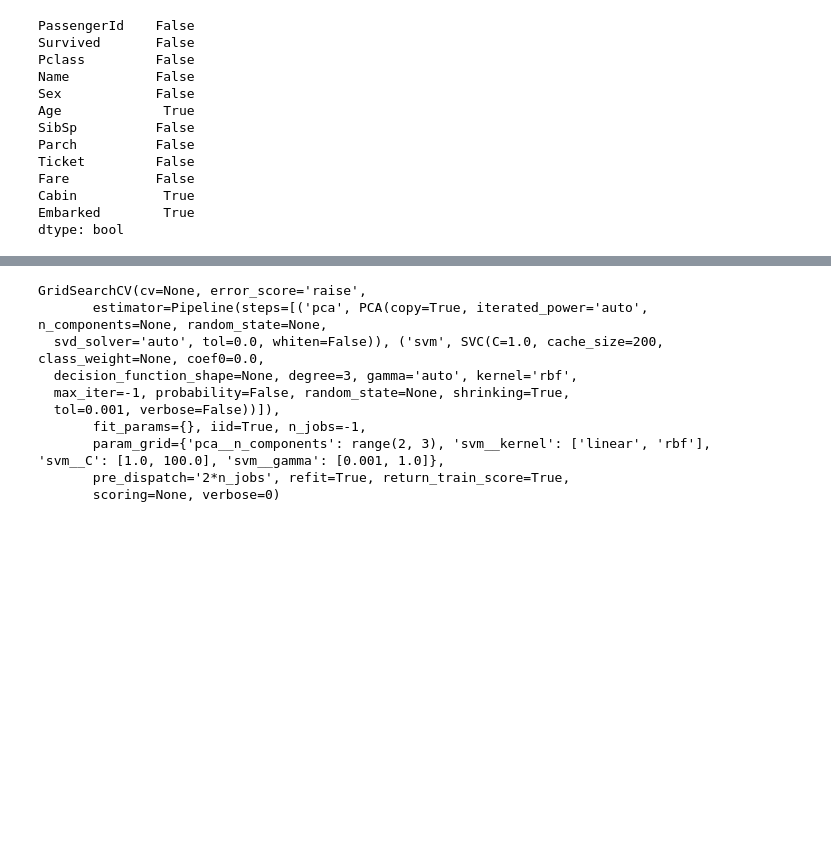
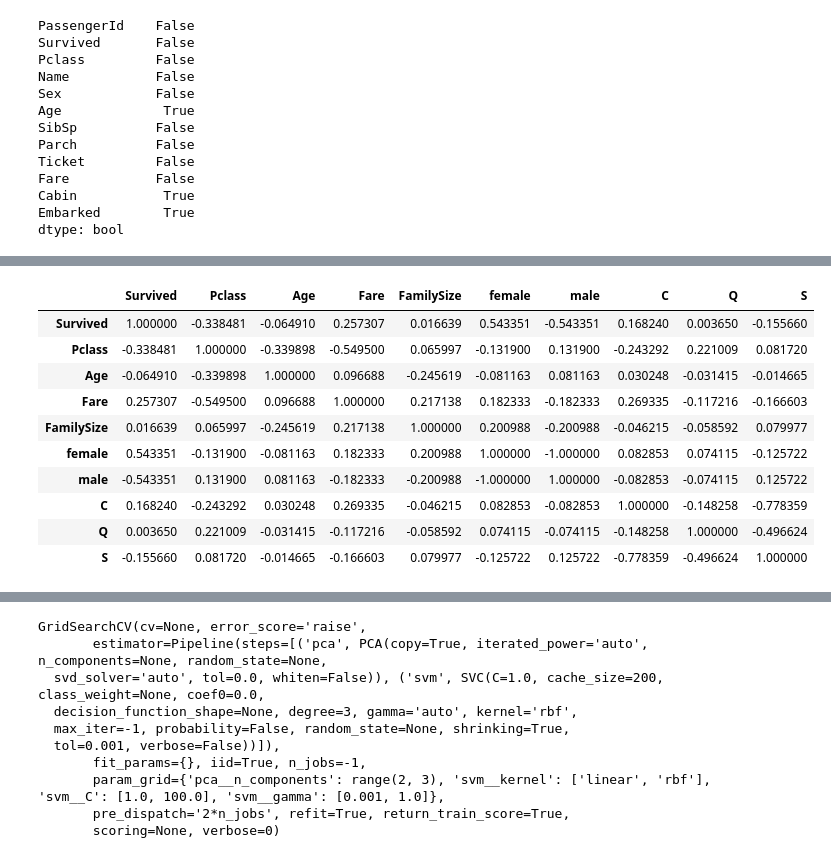
Before and after one commit to workyasu/Titanic, a Jupyter notebook: Titanic.ipynb, the cells around one changed output, grey strips where cells are left out. Drawn from its saved outputs; the diff is of its cells as text; code cells hidden in the pictures; blank space fills up the shorter version.

```diff
--- a/Titanic.ipynb
+++ b/Titanic.ipynb
@@ -30,13 +51,3 @@ Fare           False
 Cabin           True
 Embarked        True
 dtype: bool
-# %%
-# 欠損値を補完
-train_df["Age"].fillna(train_df.Age.median(), inplace=True)
-train_df["FamilySize"] = train_df["SibSp"] + train_df["Parch"] + 1
-train_df2 = train_df.drop(["Name", "SibSp", "Parch", "Ticket", "Fare", "Cabin", "Embarked"], axis=1)
-# %%
-# 学習データとテストデータに分割
-data = train_df2.values
-train_df = data[:round(len(data)*0.8),:]
-test_df = data[round(len(data)*0.8):,:]
@@ -45,0 +82,39 @@ y_train = train_df[:,1]
+# %%
+#  変数のコピー
+train = train_df
+
+# 変数の削除
+train = train.drop('PassengerId', axis=1)
+train = train.drop('Name', axis=1)
+train = train.drop('Ticket', axis=1)
+train = train.drop('Cabin', axis=1)
+
+# 欠損の穴埋め
+train['Age'] = train['Age'].fillna(train['Age'].median())
+
+# 変数の作成
+train['FamilySize'] = train["SibSp"] + train["Parch"] + 1
+train = train.drop("SibSp", axis=1)
+train = train.drop("Parch", axis=1)
+
+sex_dum = pd.get_dummies(train['Sex'])
+train = pd.concat((train, sex_dum), axis=1)
+train = train.drop('Sex', axis=1)
+
+emb_dum = pd.get_dummies(train['Embarked'])
+train = pd.concat((train, emb_dum), axis=1)
+train = train.drop('Embarked', axis=1)
+
+train.corr()
+# %% [output]
+|  | Survived | Pclass | Age | Fare | FamilySize | female | male | C | Q | S |
+| Survived | 1.000000 | -0.338481 | -0.064910 | 0.257307 | 0.016639 | 0.543351 | -0.543351 | 0.168240 | 0.003650 | -0.155660 |
+| Pclass | -0.338481 | 1.000000 | -0.339898 | -0.549500 | 0.065997 | -0.131900 | 0.131900 | -0.243292 | 0.221009 | 0.081720 |
+| Age | -0.064910 | -0.339898 | 1.000000 | 0.096688 | -0.245619 | -0.081163 | 0.081163 | 0.030248 | -0.031415 | -0.014665 |
+| Fare | 0.257307 | -0.549500 | 0.096688 | 1.000000 | 0.217138 | 0.182333 | -0.182333 | 0.269335 | -0.117216 | -0.166603 |
+| FamilySize | 0.016639 | 0.065997 | -0.245619 | 0.217138 | 1.000000 | 0.200988 | -0.200988 | -0.046215 | -0.058592 | 0.079977 |
+| female | 0.543351 | -0.131900 | -0.081163 | 0.182333 | 0.200988 | 1.000000 | -1.000000 | 0.082853 | 0.074115 | -0.125722 |
+| male | -0.543351 | 0.131900 | 0.081163 | -0.182333 | -0.200988 | -1.000000 | 1.000000 | -0.082853 | -0.074115 | 0.125722 |
+| C | 0.168240 | -0.243292 | 0.030248 | 0.269335 | -0.046215 | 0.082853 | -0.082853 | 1.000000 | -0.148258 | -0.778359 |
+| Q | 0.003650 | 0.221009 | -0.031415 | -0.117216 | -0.058592 | 0.074115 | -0.074115 | -0.148258 | 1.000000 | -0.496624 |
+| S | -0.155660 | 0.081720 | -0.014665 | -0.166603 | 0.079977 | -0.125722 | 0.125722 | -0.778359 | -0.496624 | 1.000000 |
```
Also changed, not shown: parts of 8 cells of this notebook.
